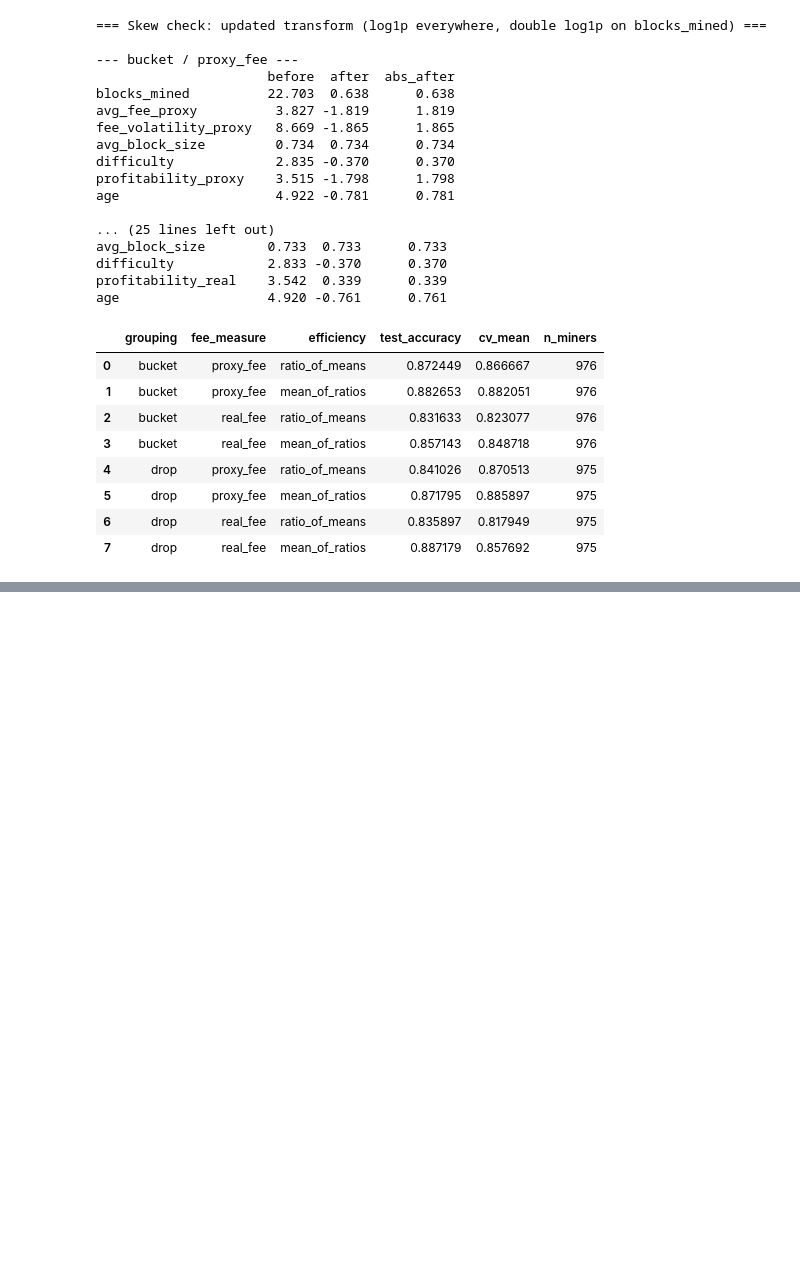
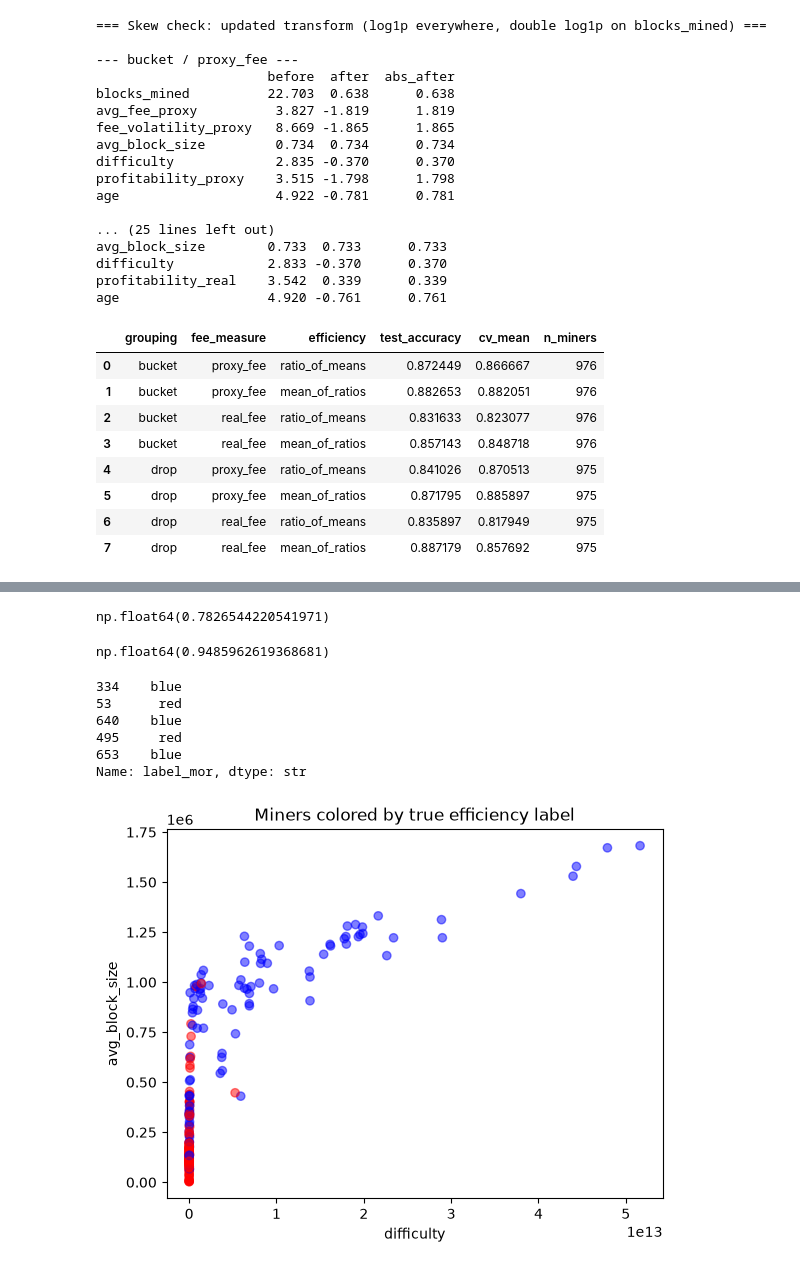
Before and after one commit to Kwokym111/poai_simulation, a Jupyter notebook: src/miner_attribution_preprocess.ipynb, the cells around one changed output, grey strips where cells are left out. Cells and saved outputs as stored; diff of their text form; code cells hidden in the pictures; blank space fills up the shorter version.

```diff
--- a/src/miner_attribution_preprocess.ipynb
+++ b/src/miner_attribution_preprocess.ipynb
@@ -664,0 +775,10 @@ results_log_v2_df
+# %%
+np.set_printoptions(suppress=True)
+predicted_label = model.predict(X_test_scaled)
+predicted_probability = model.predict_proba(X_test_scaled).round(4)
+
+X_test_raw['predicted_label'] = predicted_label
+X_test_raw['probability_inefficient'] = predicted_probability[:, 0]
+X_test_raw['probability_efficient'] = predicted_probability[:, 1]
+
+X_test_raw.head()
@@ -664,0 +793,3 @@ results_log_v2_df
+# %%
+X_test_raw['is_correct'] = X_test_raw['predicted_label'] == X_test_raw['label_mor']
+X_test_raw
@@ -664,0 +810,3 @@ results_log_v2_df
+# %%
+X_test_raw['confidence'] = X_test_raw[['probability_efficient', 'probability_inefficient']].max(axis=1)
+X_test_raw[X_test_raw['is_correct'] == False].sort_values(by='confidence', ascending=False).head()
@@ -664,0 +918,33 @@ results_log_v2_df
+# %%
+# Correlation between difficulty and last_block_time (timestamp of last block mined)
+X_test_raw['difficulty'].corr(X_test_raw['last_block_time'].astype('int64'))
+# %% [output]
+np.float64(0.7826544220541971)
+# %%
+# Correlation between avg_block_size and last_block_time (timestamp of last block mined)
+X_test_raw['avg_block_size'].corr(X_test_raw['last_block_time'].astype('int64'))
+# %% [output]
+np.float64(0.9485962619368681)
+# %%
+color_map = {0: 'red', 1: 'blue'}
+label_colors = X_test_raw['label_mor'].map(color_map)
+label_colors.head()
+# %% [output]
+334    blue
+53      red
+640    blue
+495     red
+653    blue
+Name: label_mor, dtype: str
+# %%
+import matplotlib.pyplot as plt
+
+plt.scatter(X_test_raw['difficulty'], X_test_raw['avg_block_size'], c=label_colors, alpha=0.5)
+# plt.xscale('log')
+# plt.yscale('log')
+plt.xlabel('difficulty')
+plt.ylabel('avg_block_size')
+plt.title('Miners colored by true efficiency label')
+plt.show()
+# %% [output]
+[figure, added]
```
Also changed, not shown: parts of 28 cells of this notebook.
